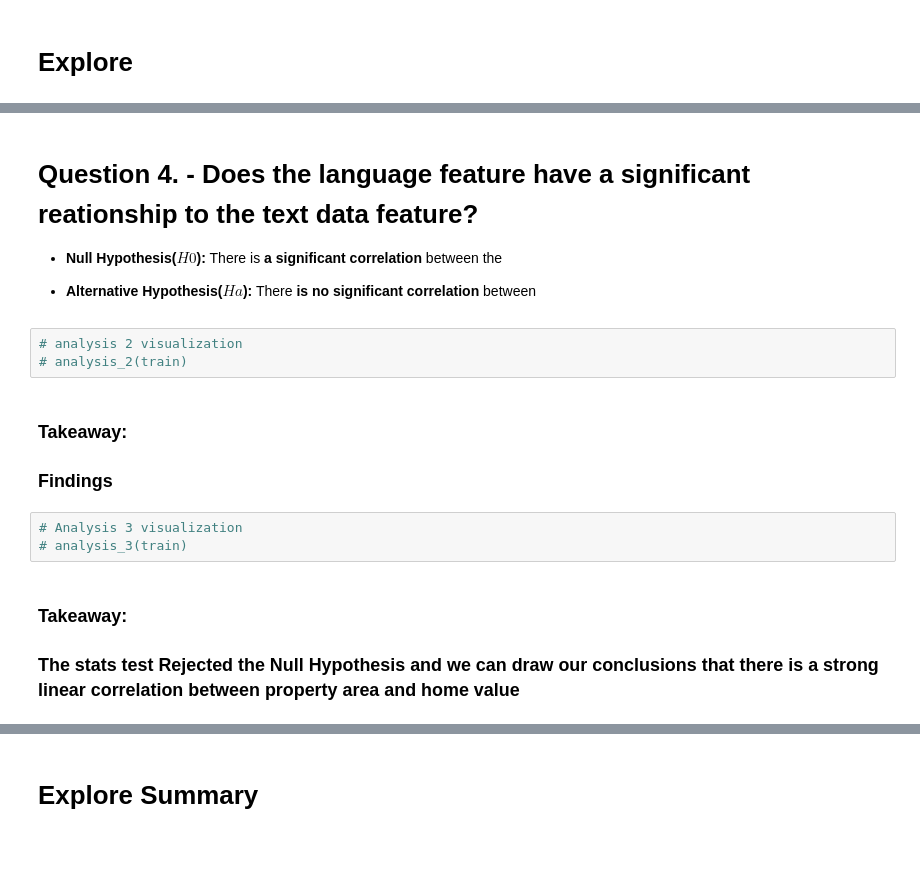
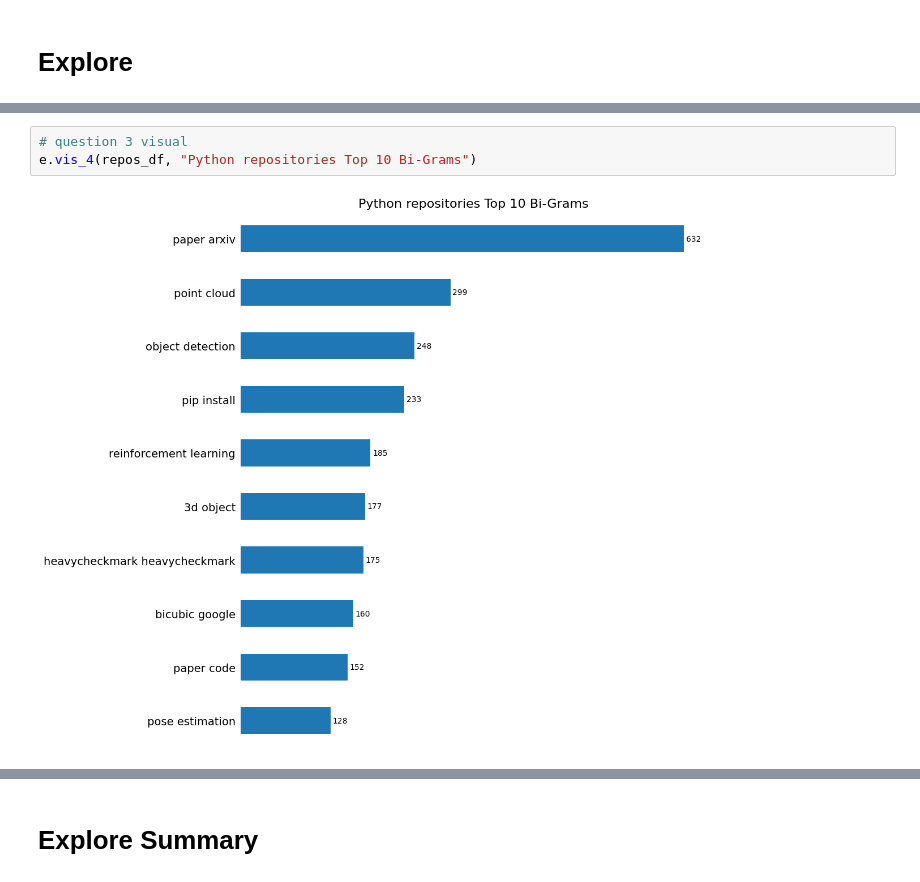
Before and after one commit to Marc-Aradillas/github_nlp_project, a Jupyter notebook: final_notebook.ipynb, the cells around one changed output, grey strips where cells are left out. Cells and saved outputs as stored; diff of their text form; blank space fills up the shorter version.

```diff
--- a/final_notebook.ipynb
+++ b/final_notebook.ipynb
@@ -156,18 +141,5 @@ Alternate:
-# %% [markdown]
-# Question 4. - **Does the language feature have a significant reationship to the text data feature?**
-
-- **Null Hypothesis($H0$):** There is **a significant correlation** between the
-
-- **Alternative Hypothesis($Ha$):** There **is no significant correlation** between
-# %%
-# analysis 2 visualization
-# analysis_2(train)
-# %% [markdown]
-### **Takeaway:**
-### Findings
-# %%
-# Analysis 3 visualization
-# analysis_3(train)
-# %% [markdown]
-### **Takeaway:**
-### The stats test Rejected the Null Hypothesis and we can draw our conclusions that there is a strong linear correlation between property area and home value
+# %%
+# question 3 visual
+e.vis_4(repos_df, "Python repositories Top 10 Bi-Grams")
+# %% [output]
+[figure, added]
```
Also changed, not shown: parts of 56 cells of this notebook, 2 other files.
